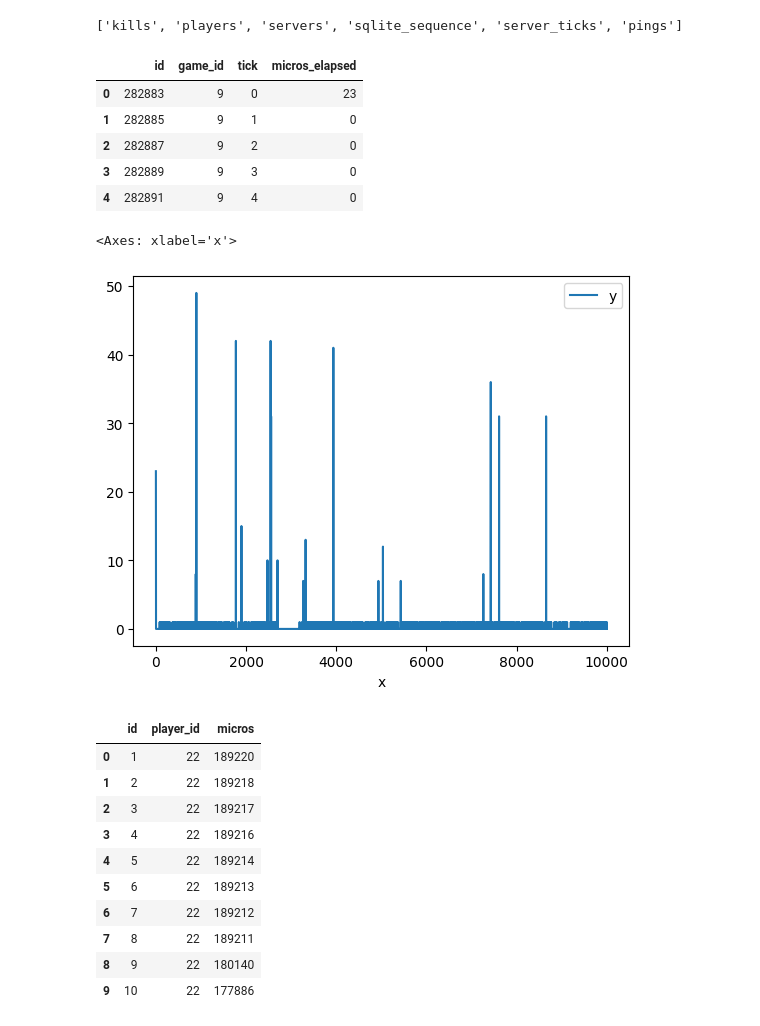
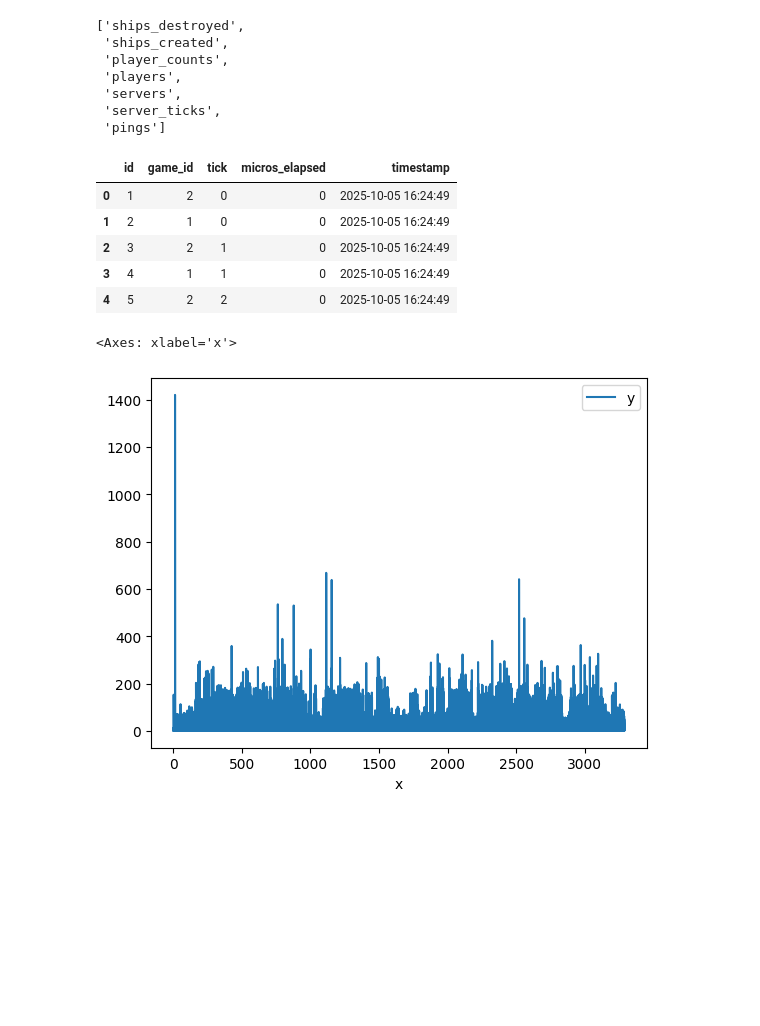
Before and after one commit to GDX64/rust-game, a Jupyter notebook: benchmarks/main.ipynb, the cells around one changed output. Drawn from its saved outputs; the diff is of its cells as text; code cells hidden in the pictures; blank space fills up the shorter version.

```diff
--- a/benchmarks/main.ipynb
+++ b/benchmarks/main.ipynb
@@ -4,7 +4,7 @@ import matplotlib.pyplot as plt
 import sqlite3
 ## opens sqlite database
 
-conn = sqlite3.connect("../backend/data/game.db")
+conn = sqlite3.connect("./data/game.db")
 
 def statement_to_df(s: str):
     cursor = conn.cursor()
@@ -31,32 +31,24 @@ def plot_statement(s: str):
 # %%
 get_tables()
 # %% [output]
-['kills', 'players', 'servers', 'sqlite_sequence', 'server_ticks', 'pings']
+['ships_destroyed',
+ 'ships_created',
+ 'player_counts',
+ 'players',
+ 'servers',
+ 'server_ticks',
+ 'pings']
 # %%
-statement_to_df("select * from server_ticks where game_id = 9").head()
+statement_to_df("select * from server_ticks").head()
 # %% [output]
-|  | id | game_id | tick | micros_elapsed |
-| 0 | 282883 | 9 | 0 | 23 |
-| 1 | 282885 | 9 | 1 | 0 |
-| 2 | 282887 | 9 | 2 | 0 |
-| 3 | 282889 | 9 | 3 | 0 |
-| 4 | 282891 | 9 | 4 | 0 |
+|  | id | game_id | tick | micros_elapsed | timestamp |
+| 0 | 1 | 2 | 0 | 0 | 2025-10-05 16:24:49 |
+| 1 | 2 | 1 | 0 | 0 | 2025-10-05 16:24:49 |
+| 2 | 3 | 2 | 1 | 0 | 2025-10-05 16:24:49 |
+| 3 | 4 | 1 | 1 | 0 | 2025-10-05 16:24:49 |
+| 4 | 5 | 2 | 2 | 0 | 2025-10-05 16:24:49 |
 # %%
-statement_to_df("select tick as x, micros_elapsed as y from server_ticks where game_id = 9 limit 10000").plot(x='x', y='y')
+statement_to_df("select tick as x, micros_elapsed as y from server_ticks").plot("x", "y")
 # %% [output]
 <Axes: xlabel='x'>
-[figure, old version]
+[figure, new version]
-# %%
-statement_to_df("select * from pings limit 10")
-# %% [output]
-|  | id | player_id | micros |
-| 0 | 1 | 22 | 189220 |
-| 1 | 2 | 22 | 189218 |
-| 2 | 3 | 22 | 189217 |
-| 3 | 4 | 22 | 189216 |
-| 4 | 5 | 22 | 189214 |
-| 5 | 6 | 22 | 189213 |
-| 6 | 7 | 22 | 189212 |
-| 7 | 8 | 22 | 189211 |
-| 8 | 9 | 22 | 180140 |
-| 9 | 10 | 22 | 177886 |
```
Also changed, not shown: parts of 3 cells of this notebook, 8 other files.
